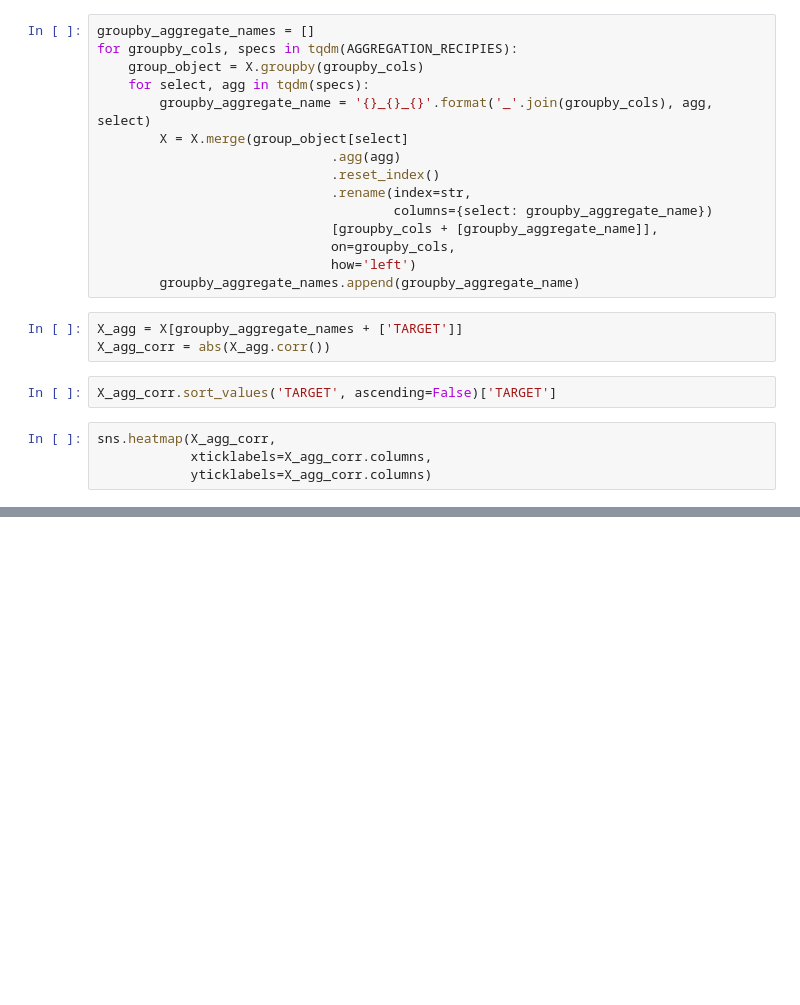
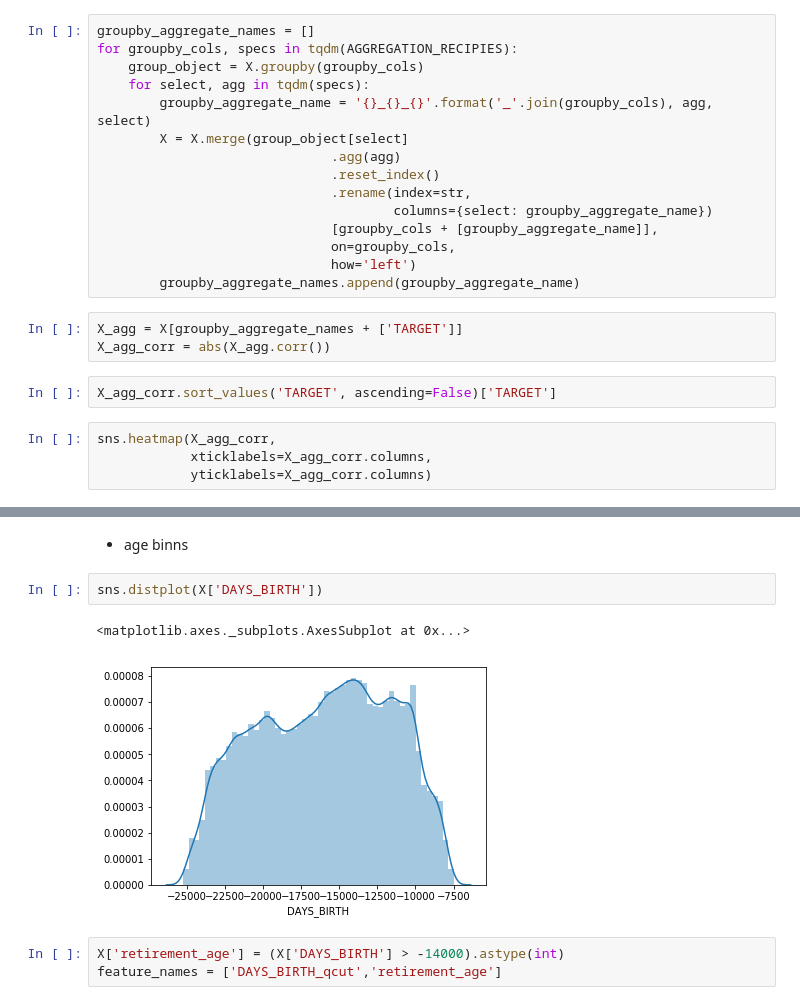
Before and after one commit to minerva-ml/open-solution-home-credit, a Jupyter notebook: notebooks/eda-application.ipynb, the cells around one changed output, grey strips where cells are left out. Drawn from its saved outputs; the diff is of its cells as text; blank space fills up the shorter version.

```diff
--- a/notebooks/eda-application.ipynb
+++ b/notebooks/eda-application.ipynb
@@ -152,0 +221,10 @@ sns.heatmap(X_agg_corr,
+# %% [markdown]
+* age binns
+# %%
+sns.distplot(X['DAYS_BIRTH'])
+# %% [output]
+<matplotlib.axes._subplots.AxesSubplot at 0x...>
+[figure, added]
+# %%
+X['retirement_age'] = (X['DAYS_BIRTH'] > -14000).astype(int)
+feature_names = ['DAYS_BIRTH_qcut','retirement_age']
```
Also changed, not shown: parts of 14 cells of this notebook, 1 other file.
